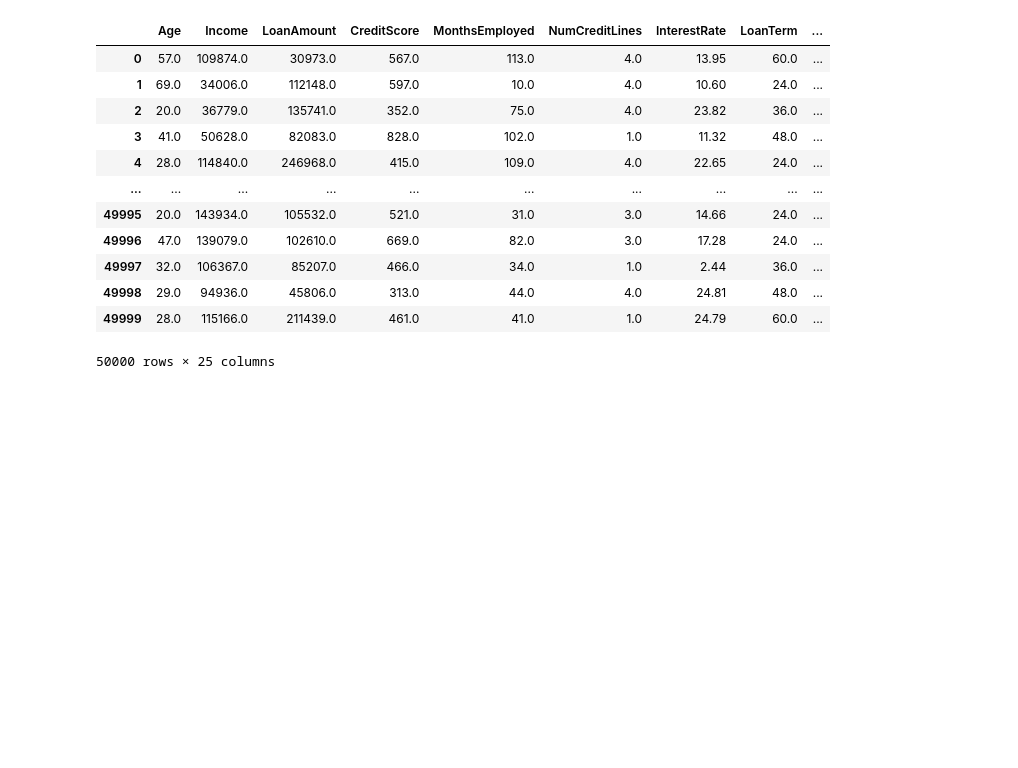
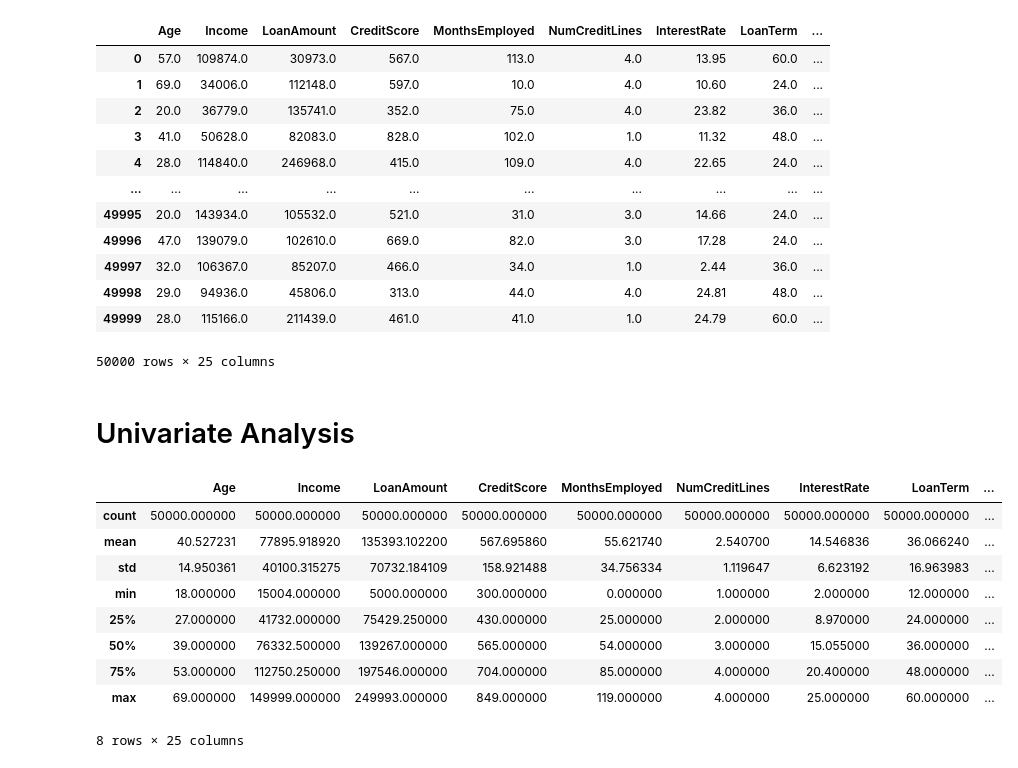
Before and after one commit to ThanigaivelGanapathi/Loan-Eligibility-Checker, a Jupyter notebook: Loan Eligibility Checker/Mini Project/Preprocessing.ipynb, the cells around one changed output. Saved outputs shown, nothing was run; the diff lists cells and outputs as text; code cells hidden in the pictures; blank space fills up the shorter version.

```diff
--- a/Loan Eligibility Checker/Mini Project/Preprocessing.ipynb
+++ b/Loan Eligibility Checker/Mini Project/Preprocessing.ipynb
@@ -265,3 +281,18 @@ preprocessed_dataset_numerical
 | 49998 | 29.0 | 94936.0 | 45806.0 | 313.0 | 44.0 | 4.0 | 24.81 | 48.0 | ... |
 | 49999 | 28.0 | 115166.0 | 211439.0 | 461.0 | 41.0 | 1.0 | 24.79 | 60.0 | ... |
 50000 rows × 25 columns
+# %% [markdown]
+# Univariate Analysis
+# %%
+preprocessed_dataset_numerical.describe()
+# %% [output]
+|  | Age | Income | LoanAmount | CreditScore | MonthsEmployed | NumCreditLines | InterestRate | LoanTerm | ... |
+| count | 50000.000000 | 50000.000000 | 50000.000000 | 50000.000000 | 50000.000000 | 50000.000000 | 50000.000000 | 50000.000000 | ... |
+| mean | 40.527231 | 77895.918920 | 135393.102200 | 567.695860 | 55.621740 | 2.540700 | 14.546836 | 36.066240 | ... |
+| std | 14.950361 | 40100.315275 | 70732.184109 | 158.921488 | 34.756334 | 1.119647 | 6.623192 | 16.963983 | ... |
+| min | 18.000000 | 15004.000000 | 5000.000000 | 300.000000 | 0.000000 | 1.000000 | 2.000000 | 12.000000 | ... |
+| 25% | 27.000000 | 41732.000000 | 75429.250000 | 430.000000 | 25.000000 | 2.000000 | 8.970000 | 24.000000 | ... |
+| 50% | 39.000000 | 76332.500000 | 139267.000000 | 565.000000 | 54.000000 | 3.000000 | 15.055000 | 36.000000 | ... |
+| 75% | 53.000000 | 112750.250000 | 197546.000000 | 704.000000 | 85.000000 | 4.000000 | 20.400000 | 48.000000 | ... |
+| max | 69.000000 | 149999.000000 | 249993.000000 | 849.000000 | 119.000000 | 4.000000 | 25.000000 | 60.000000 | ... |
+8 rows × 25 columns
```
Also changed, not shown: parts of 11 cells of this notebook, 3 other files.
